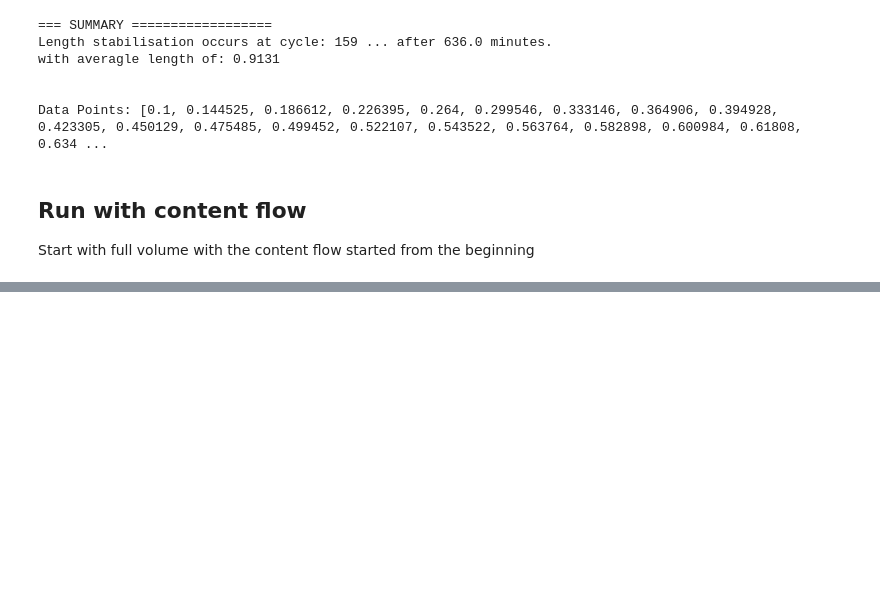
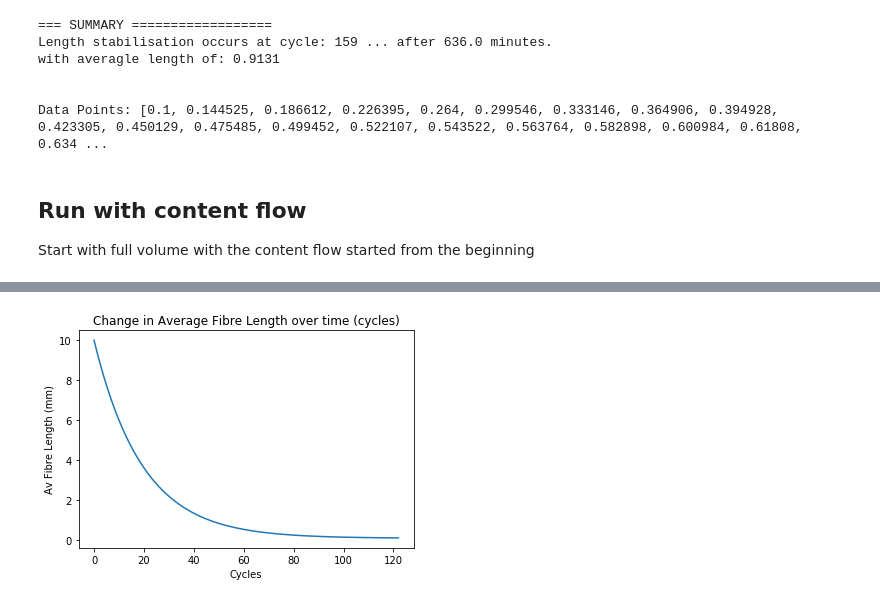
Before and after one commit to skyzeio/Skyze, a Jupyter notebook: Jupyter/Martin Flow Calcs.ipynb, the cells around one changed output, grey strips where cells are left out. Saved outputs shown, nothing was run; the diff lists cells and outputs as text; code cells hidden in the pictures; blank space fills up the shorter version.

```diff
--- a/Jupyter/Martin Flow Calcs.ipynb
+++ b/Jupyter/Martin Flow Calcs.ipynb
@@ -164,0 +115,86 @@ print("\n\nData Points: " + str(data))
+# %%
+import numpy as np
+import matplotlib.pyplot as plt
+
+volume = 400                    # litres
+circulation = 100               # litres/minute
+fibre_av_length_start = 10      # millimeters
+fibre_av_length_finish = 0.1    # mm
+cycles_to_process = 20          # Cycles to go from av start to end fibre length
+
+time_one_cycle = volume / circulation                    # minutes ... circulate the entire volume
+time_one_process = cycles_to_process * time_one_cycle    # minutes ... process to get target av fibre length
+
+# Content flow
+flow_in  = 2      # litres / minute
+flow_out = 2      # litres / minute
+flow_in = flow_out = 0.1652
+
+# Stabilsation
+stabilisation_factor = .001   # if the av length change between cycles is < .01% then stabilasation has occurred
+max_cycles = 200
+
+print("One cycle takes:   "+str(time_one_cycle)+" minutes")
+print("One process takes: "+str(time_one_process)+" minutes")
+print()
+print("Starting Av Fibre Length: "+str(fibre_av_length_start)+"mm")
+print("Target Av Fibre Length: "+str(fibre_av_length_finish)+"mm")
+print()
+print("Flow in: "+str(flow_in)+" litres")
+print("Flow out: "+str(flow_out)+" litres")
+print()
+print("Stabalisation factor: "+str(stabilisation_factor)+"mm")
+print("Maximum cycles: "+str(max_cycles))
+
+# Assume average fibre length change per circulation is linear
+
+delta_fibre_length_cycle  = 1 / cycles_to_process
+delta_fibre_length_minute = 1 / time_one_process
+
+print("delta_fibre_length_cycle:   "+str(delta_fibre_length_cycle)+" %")
+print("delta_fibre_length_minute: "+str(delta_fibre_length_minute)+" %")
+
+# Run the cycles
+start_volume = volume
+prev_av_length = fibre_av_length_start
+data = [fibre_av_length_start]
+continue_processing = True
+process_count = 1
+while prev_av_length > fibre_av_length_finish and continue_processing:
+    new_av_length = ( prev_av_length*(start_volume-flow_out)*(1-delta_fibre_length_cycle)
+                      + flow_in*fibre_av_length_start) / volume
+    # Change of length
+    delta_av_length = prev_av_length - new_av_length
+    # remember length for next iteration
+    prev_av_length = new_av_length
+    # round it to 4 decimal places
+    new_av_length = float("{0:.6f}".format(new_av_length))
+    # add it to the list to graph
+    data.append(new_av_length)
+    # see if we have finished
+    process_count += 1
+    continue_processing = delta_av_length > stabilisation_factor and process_count <= max_cycles
+
+
+
+# Plot it
+plt.figure
+plt.title('Change in Average Fibre Length over time (cycles)', size = 'large')
+plt.xlabel("Cycles")
+plt.ylabel("Av Fibre Length (mm)")
+#plt.semilogy(np.exp(data))
+log_data = np.log(data)
+#plt.plot(log_data)
+plt.plot(data)
+plt.show()
+
+
+# Cycles to stabalise
+stabilisation_point = len(data)
+
+print("=== SUMMARY ================== ")
+print("Length stabilisation occurs at cycle: "+str(stabilisation_point)+" ... after "+str(stabilisation_point*time_one_cycle)+" minutes.")
+print("with averagle length of: "+str(float("{0:.4f}".format(prev_av_length)))+"mm")
+print("Stabilisation is when change of fibre length between cycles < "+str(stabilisation_factor))
+print("\n\nData Points: " + str(data))
+# %% [output]
@@ -164,0 +214 @@ print("\n\nData Points: " + str(data))
+[figure, added]
```
Also changed, not shown: parts of 5 cells of this notebook, 28 other files.
